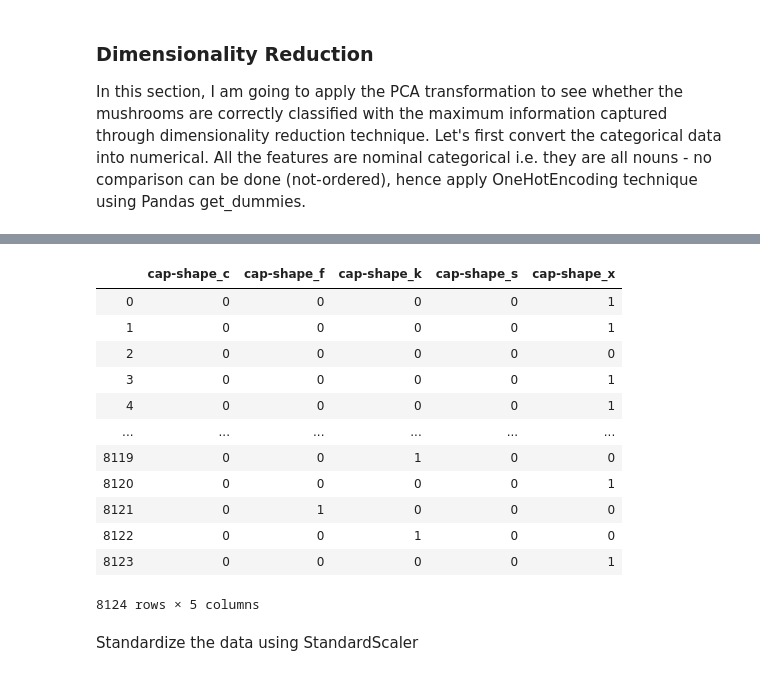
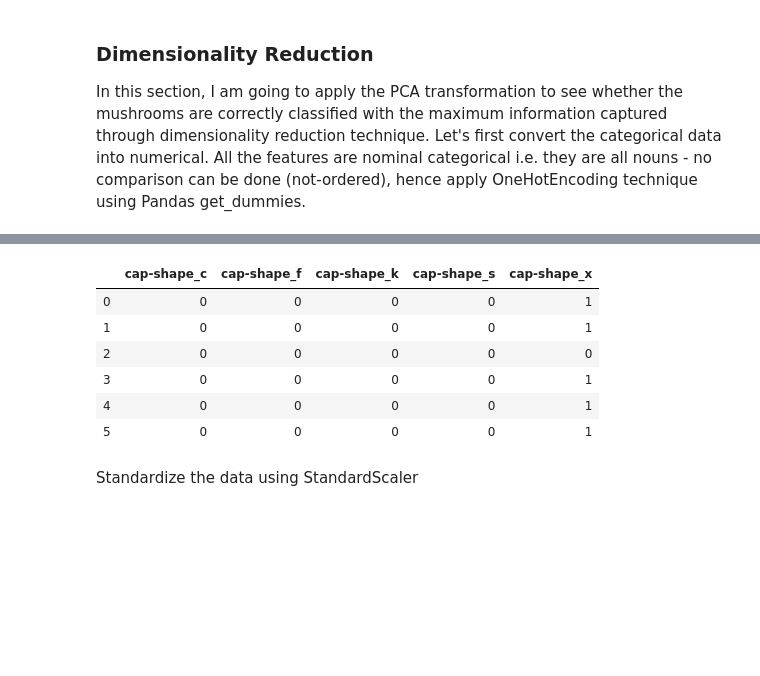
Before and after one commit to yuvrajpandya/ScikitLearn, a Jupyter notebook: KNN/Mushroom Prediction.ipynb, the cells around one changed output, grey strips where cells are left out. Drawn from its saved outputs; the diff is of its cells as text; code cells hidden in the pictures; blank space fills up the shorter version.

```diff
--- a/KNN/Mushroom Prediction.ipynb
+++ b/KNN/Mushroom Prediction.ipynb
@@ -387,21 +388,15 @@ X.head()
 # %%
 # check for how the dummy columns are created and drop first has worked
 # bell cap-shape has been dropped
-X.loc[:,X.columns.str.contains('cap-shape')]
+X.loc[:5,X.columns.str.contains('cap-shape')]
 # %% [output]
 |  | cap-shape_c | cap-shape_f | cap-shape_k | cap-shape_s | cap-shape_x |
 | 0 | 0 | 0 | 0 | 0 | 1 |
 | 1 | 0 | 0 | 0 | 0 | 1 |
 | 2 | 0 | 0 | 0 | 0 | 0 |
 | 3 | 0 | 0 | 0 | 0 | 1 |
 | 4 | 0 | 0 | 0 | 0 | 1 |
-| ... | ... | ... | ... | ... | ... |
-| 8119 | 0 | 0 | 1 | 0 | 0 |
-| 8120 | 0 | 0 | 0 | 0 | 1 |
-| 8121 | 0 | 1 | 0 | 0 | 0 |
-| 8122 | 0 | 0 | 1 | 0 | 0 |
-| 8123 | 0 | 0 | 0 | 0 | 1 |
+| 5 | 0 | 0 | 0 | 0 | 1 |
-8124 rows × 5 columns
 # %% [markdown]
 Standardize the data using StandardScaler
 # %%
```
Also changed, not shown: parts of 16 cells of this notebook.
